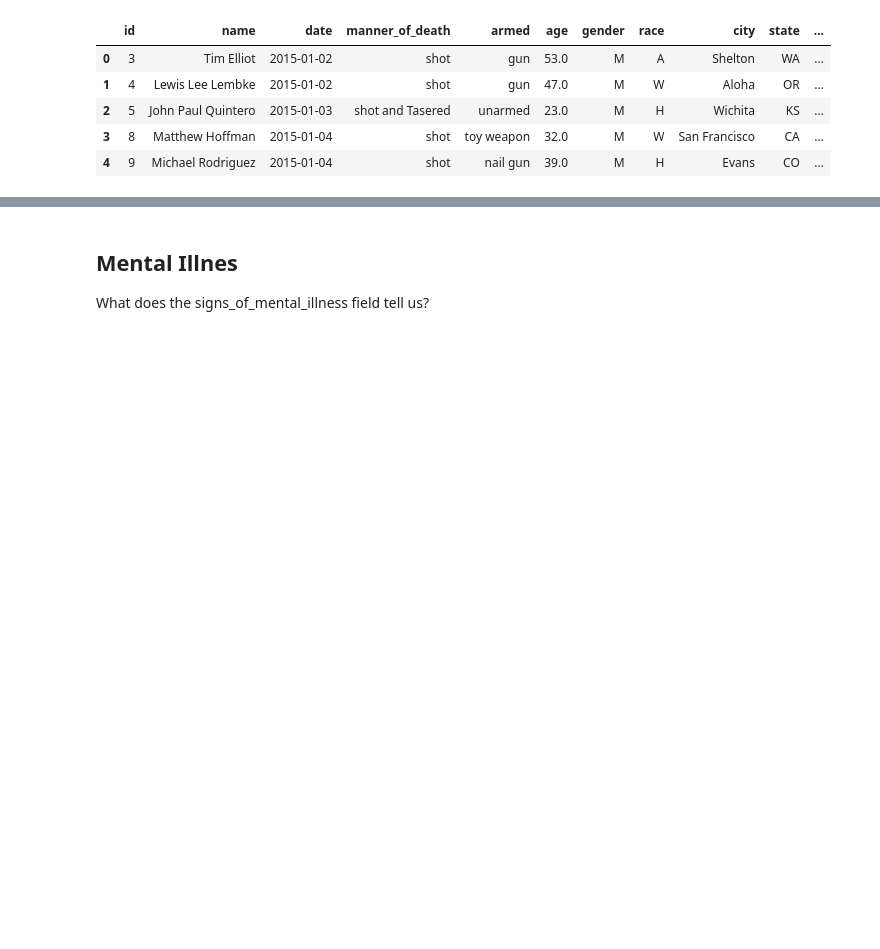
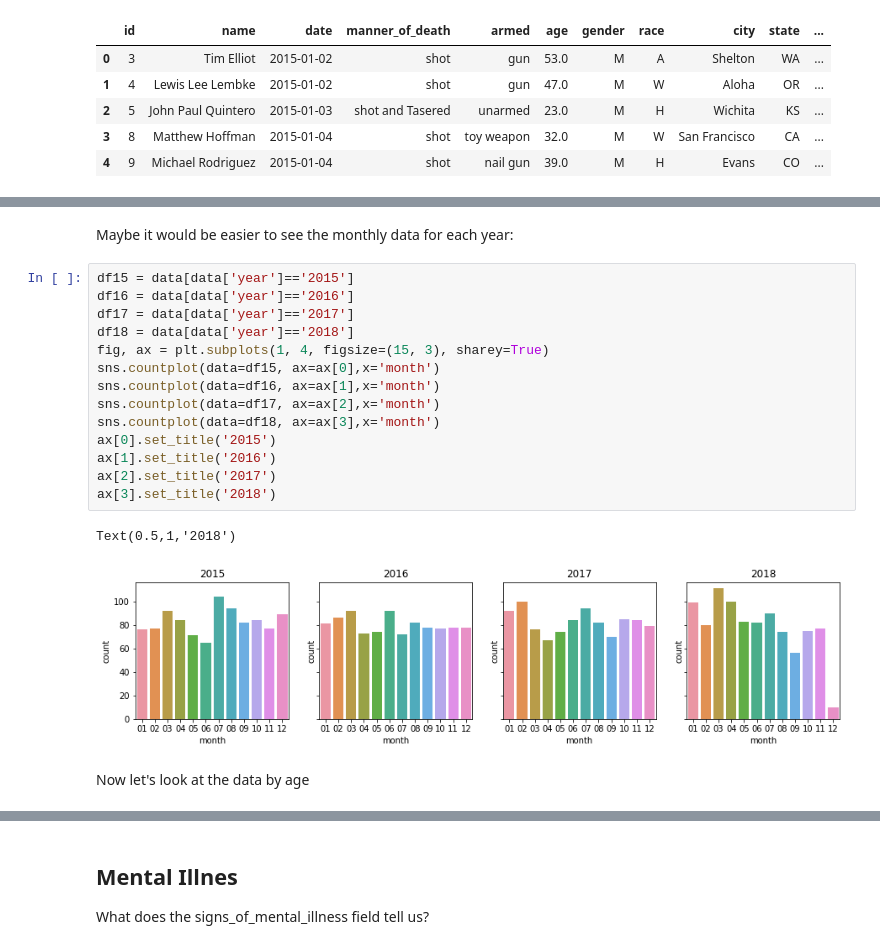
Before and after one commit to lcommons/portfolio, a Jupyter notebook: policeshootings/PoliceShootings.ipynb, the cells around one changed output, grey strips where cells are left out. Drawn from its saved outputs; the diff is of its cells as text; blank space fills up the shorter version.

Commit message:
updated policeshootings with latest data; updated readme files

```diff
--- a/policeshootings/PoliceShootings.ipynb
+++ b/policeshootings/PoliceShootings.ipynb
@@ -122,2 +111,23 @@ plt.legend(loc='lower center')
+# %% [markdown]
+Maybe it would be easier to see the monthly data for each year:
+# %%
+df15 = data[data['year']=='2015']
+df16 = data[data['year']=='2016']
+df17 = data[data['year']=='2017']
+df18 = data[data['year']=='2018']
+fig, ax = plt.subplots(1, 4, figsize=(15, 3), sharey=True)
+sns.countplot(data=df15, ax=ax[0],x='month')
+sns.countplot(data=df16, ax=ax[1],x='month')
+sns.countplot(data=df17, ax=ax[2],x='month')
+sns.countplot(data=df18, ax=ax[3],x='month')
+ax[0].set_title('2015')
+ax[1].set_title('2016')
+ax[2].set_title('2017')
+ax[3].set_title('2018')
+# %% [output]
+Text(0.5,1,'2018')
+[figure, added]
+# %% [markdown]
+Now let's look at the data by age
 # %%
 plt.figure(figsize=(20,20))
```
Also changed, not shown: parts of 18 cells of this notebook, 2 other files.
